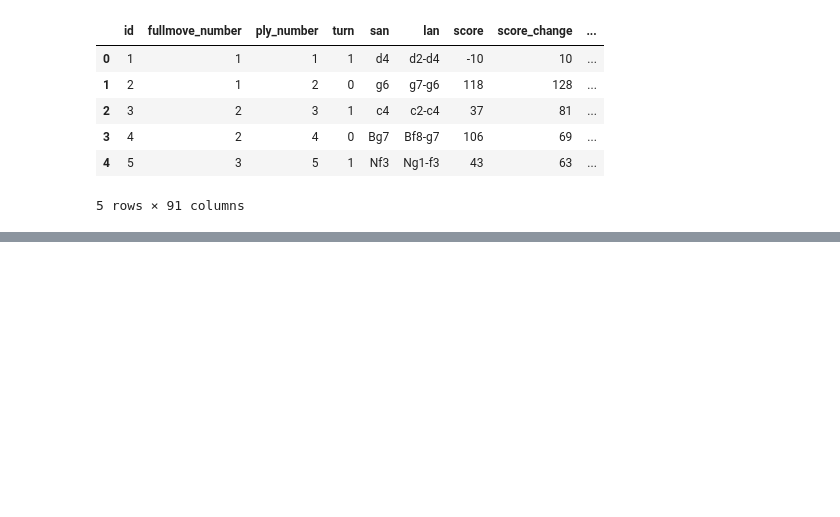
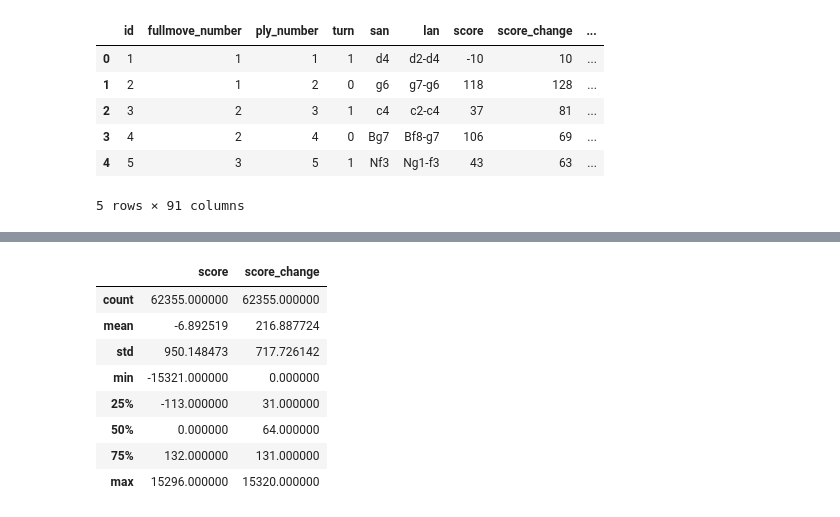
Before and after one commit to endoffline/chess_analytics, a Jupyter notebook: graphs/score_vs_score_change.ipynb, the cells around one changed output, grey strips where cells are left out. Cells and saved outputs as stored; diff of their text form; code cells hidden in the pictures; blank space fills up the shorter version.

```diff
--- a/graphs/score_vs_score_change.ipynb
+++ b/graphs/score_vs_score_change.ipynb
@@ -121,0 +116,12 @@ f.savefig("scorevsscorechange.pdf")
+# %%
+df_move_dirty[["score","score_change"]].describe()
+# %% [output]
+|  | score | score_change |
+| count | 62355.000000 | 62355.000000 |
+| mean | -6.892519 | 216.887724 |
+| std | 950.148473 | 717.726142 |
+| min | -15321.000000 | 0.000000 |
+| 25% | -113.000000 | 31.000000 |
+| 50% | 0.000000 | 64.000000 |
+| 75% | 132.000000 | 131.000000 |
+| max | 15296.000000 | 15320.000000 |
```
Also changed, not shown: parts of 16 cells of this notebook, 48 other files.
